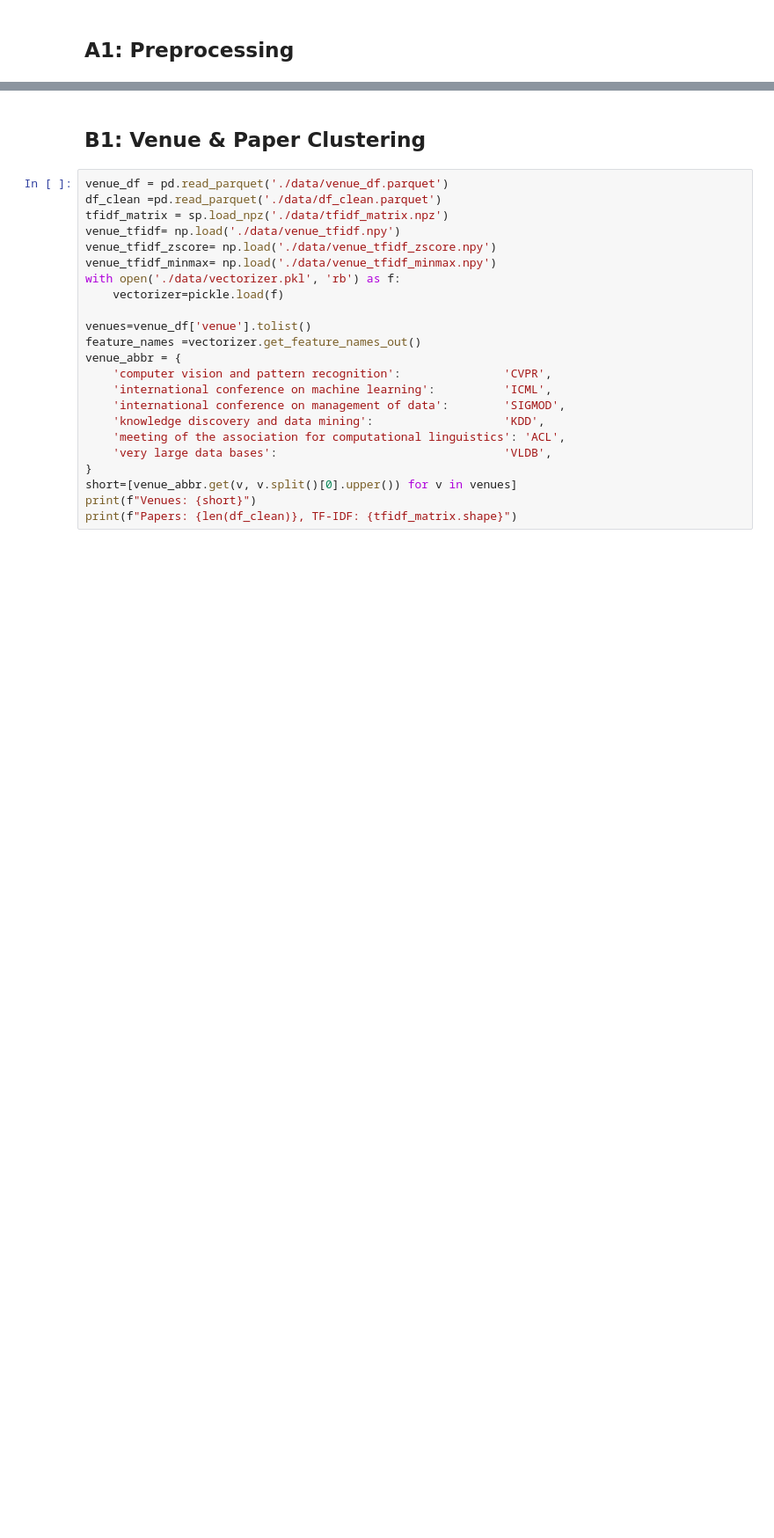
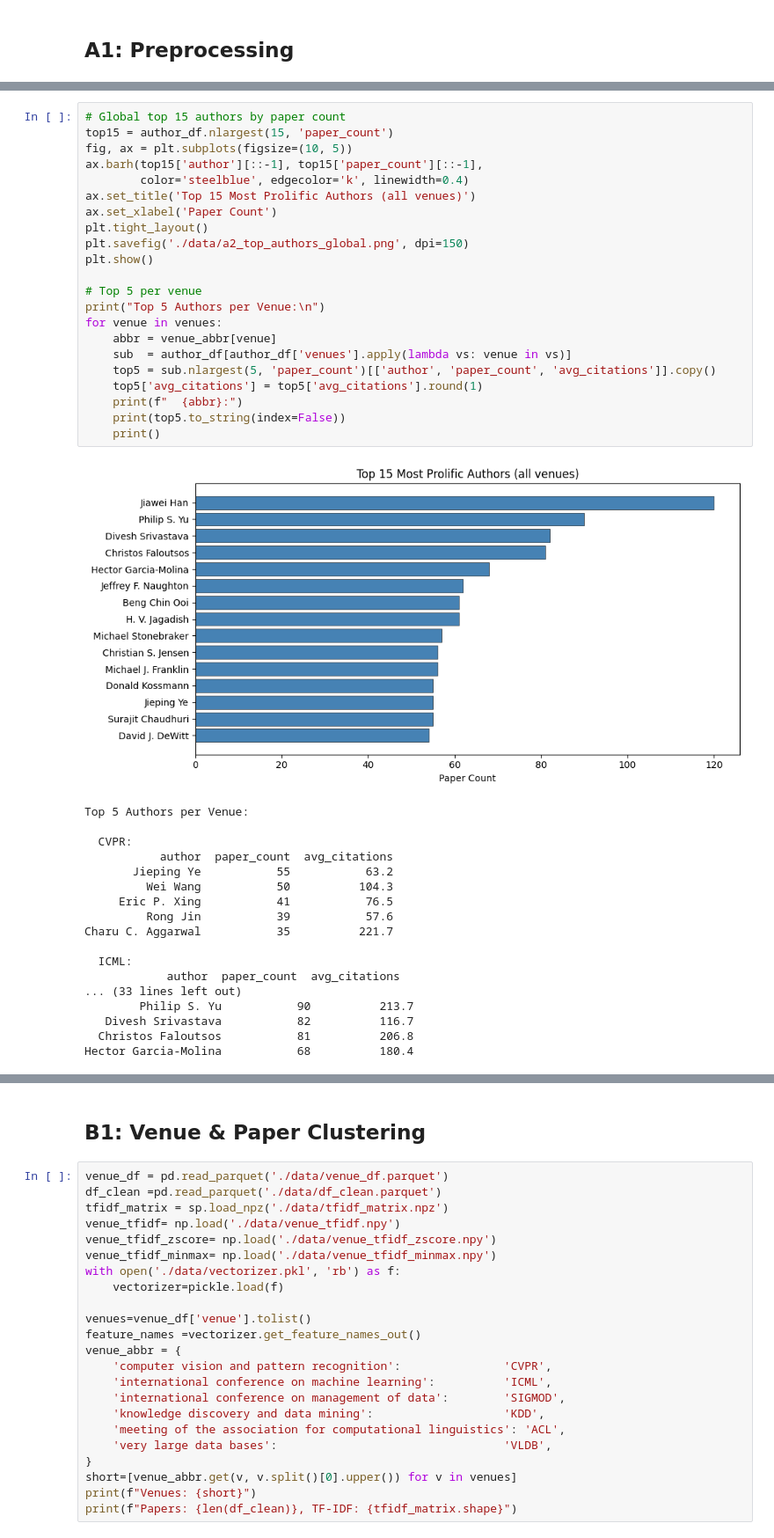
Before and after one commit to Paz77/DataScienceProject, a Jupyter notebook: research_dna_analysis.ipynb, the cells around one changed output, grey strips where cells are left out. Shown at 88% size. Cells and saved outputs as stored; diff of their text form; blank space fills up the shorter version.

```diff
--- a/research_dna_analysis.ipynb
+++ b/research_dna_analysis.ipynb
@@ -211,0 +336,41 @@ All outputs saved!
+# %%
+# Global top 15 authors by paper count
+top15 = author_df.nlargest(15, 'paper_count')
+fig, ax = plt.subplots(figsize=(10, 5))
+ax.barh(top15['author'][::-1], top15['paper_count'][::-1],
+        color='steelblue', edgecolor='k', linewidth=0.4)
+ax.set_title('Top 15 Most Prolific Authors (all venues)')
+ax.set_xlabel('Paper Count')
+plt.tight_layout()
+plt.savefig('./data/a2_top_authors_global.png', dpi=150)
+plt.show()
+
+# Top 5 per venue
+print("Top 5 Authors per Venue:\n")
+for venue in venues:
+    abbr = venue_abbr[venue]
+    sub  = author_df[author_df['venues'].apply(lambda vs: venue in vs)]
+    top5 = sub.nlargest(5, 'paper_count')[['author', 'paper_count', 'avg_citations']].copy()
+    top5['avg_citations'] = top5['avg_citations'].round(1)
+    print(f"  {abbr}:")
+    print(top5.to_string(index=False))
+    print()
+# %% [output]
+[figure, added]
+Top 5 Authors per Venue:
+
+  CVPR:
+           author  paper_count  avg_citations
+       Jieping Ye           55           63.2
+         Wei Wang           50          104.3
+     Eric P. Xing           41           76.5
+         Rong Jin           39           57.6
+Charu C. Aggarwal           35          221.7
+
+  ICML:
+            author  paper_count  avg_citations
+... (33 lines left out)
+        Philip S. Yu           90          213.7
+   Divesh Srivastava           82          116.7
+  Christos Faloutsos           81          206.8
+Hector Garcia-Molina           68          180.4
```
Also changed, not shown: parts of 15 cells of this notebook, 1 other file.
